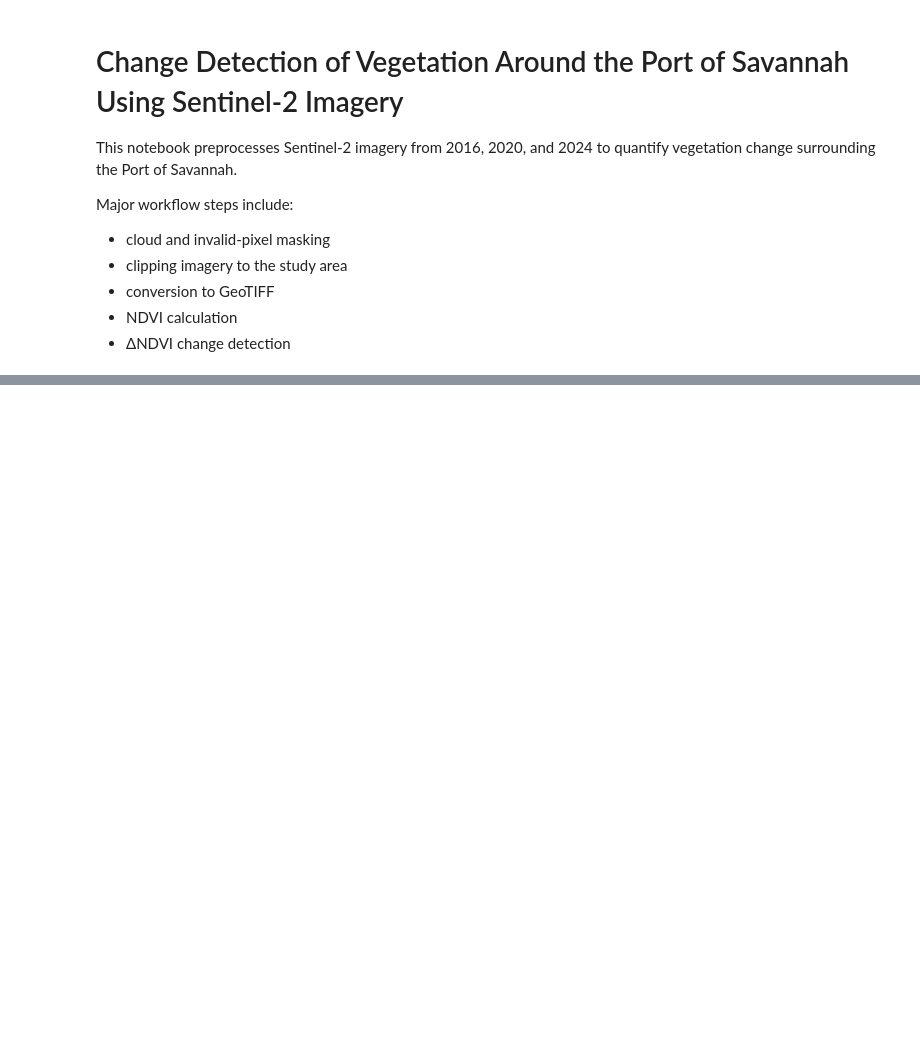
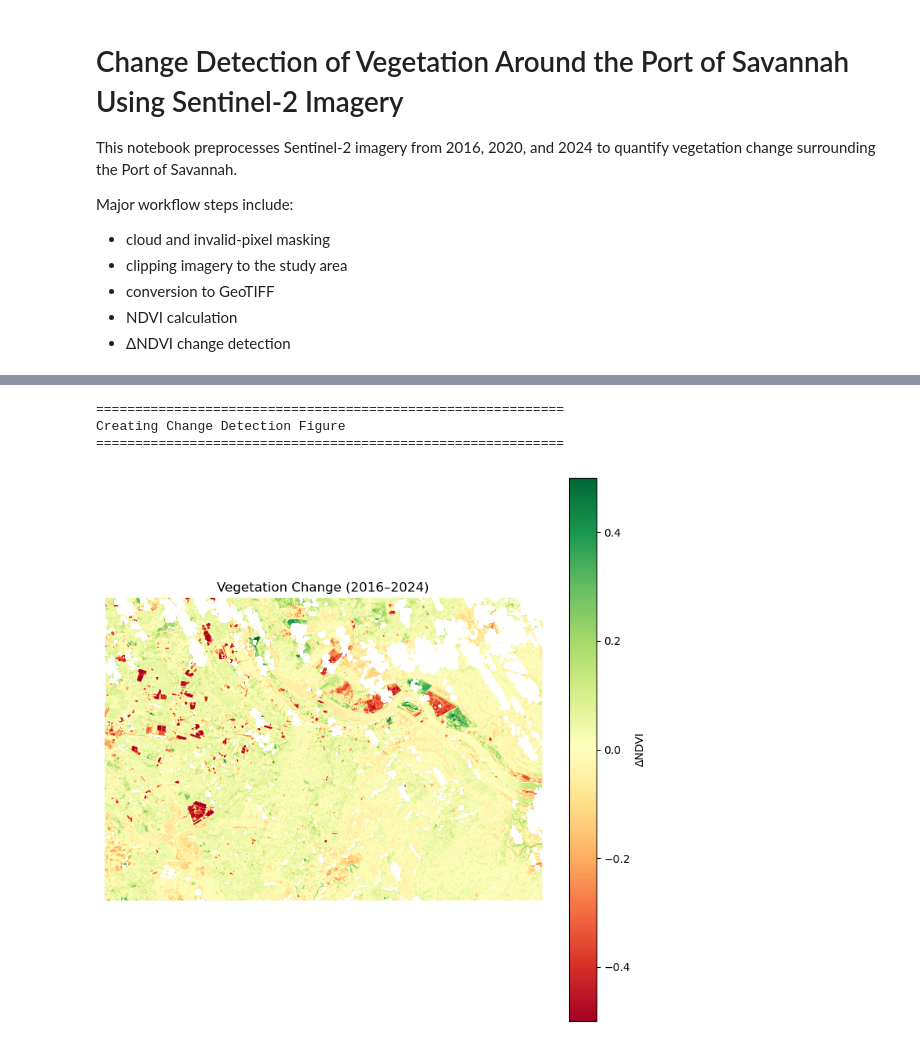
Before and after one commit to jb-geo/savannah-port-change-detection, a Jupyter notebook: notebooks/raster_analysis.ipynb, the cells around one changed output, grey strips where cells are left out. Drawn from its saved outputs; the diff is of its cells as text; code cells hidden in the pictures; blank space fills up the shorter version.

```diff
--- a/notebooks/raster_analysis.ipynb
+++ b/notebooks/raster_analysis.ipynb
@@ -311,0 +435,19 @@ print("✅ ΔNDVI (2016 → 2024) created successfully")
+# %%
+print_step("NDVI Summary Statistics")
+
+for year in IMAGE_FOLDERS.keys():
+
+    with rasterio.open(
+        NDVI_DIR / f"NDVI_{year}.tif"
+    ) as src:
+
+        ndvi = src.read(1)
+
+    valid = ndvi[np.isfinite(ndvi)]
+
+    print(f"\n{year}")
+
+    print(f"Mean NDVI : {valid.mean():.3f}")
+    print(f"Minimum   : {valid.min():.3f}")
+    print(f"Maximum   : {valid.max():.3f}")
+    print(f"Std Dev   : {valid.std():.3f}")
@@ -311,0 +585,36 @@ print("✅ ΔNDVI (2016 → 2024) created successfully")
+# %%
+print_step("Creating Change Detection Figure")
+
+with rasterio.open(
+    NDVI_DIR / "NDVI_delta_2016_2024.tif"
+) as src:
+
+    delta = src.read(1)
+
+plt.figure(figsize=(9,9))
+
+plt.imshow(
+    delta,
+    cmap="RdYlGn",
+    vmin=-0.5,
+    vmax=0.5
+)
+
+plt.colorbar(label="ΔNDVI")
+
+plt.title("Vegetation Change (2016–2024)")
+
+plt.axis("off")
+
+plt.savefig(
+    FIGURE_DIR / "delta_ndvi.png",
+    dpi=300,
+    bbox_inches="tight"
+)
+
+plt.show()
+# %% [output]
+============================================================
+Creating Change Detection Figure
+============================================================
+[figure, added]
```
Also changed, not shown: parts of 40 cells of this notebook, 6 other files.
